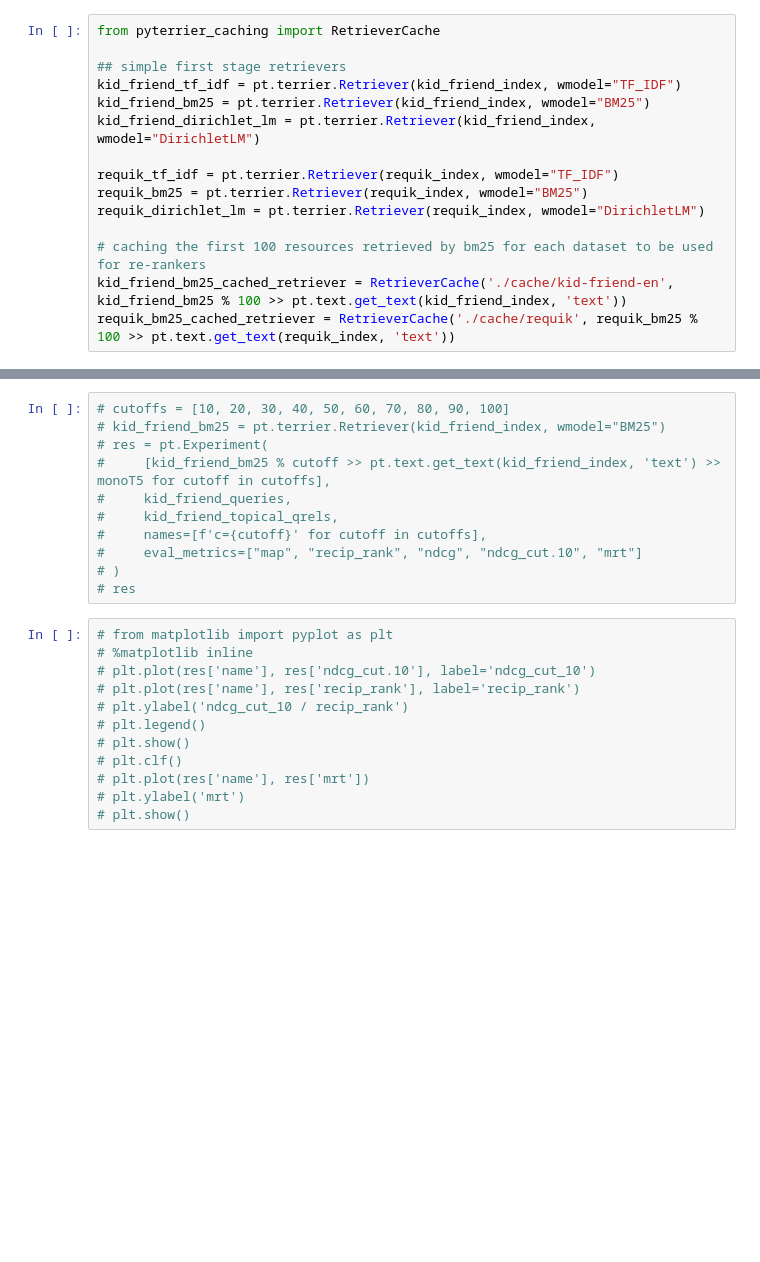
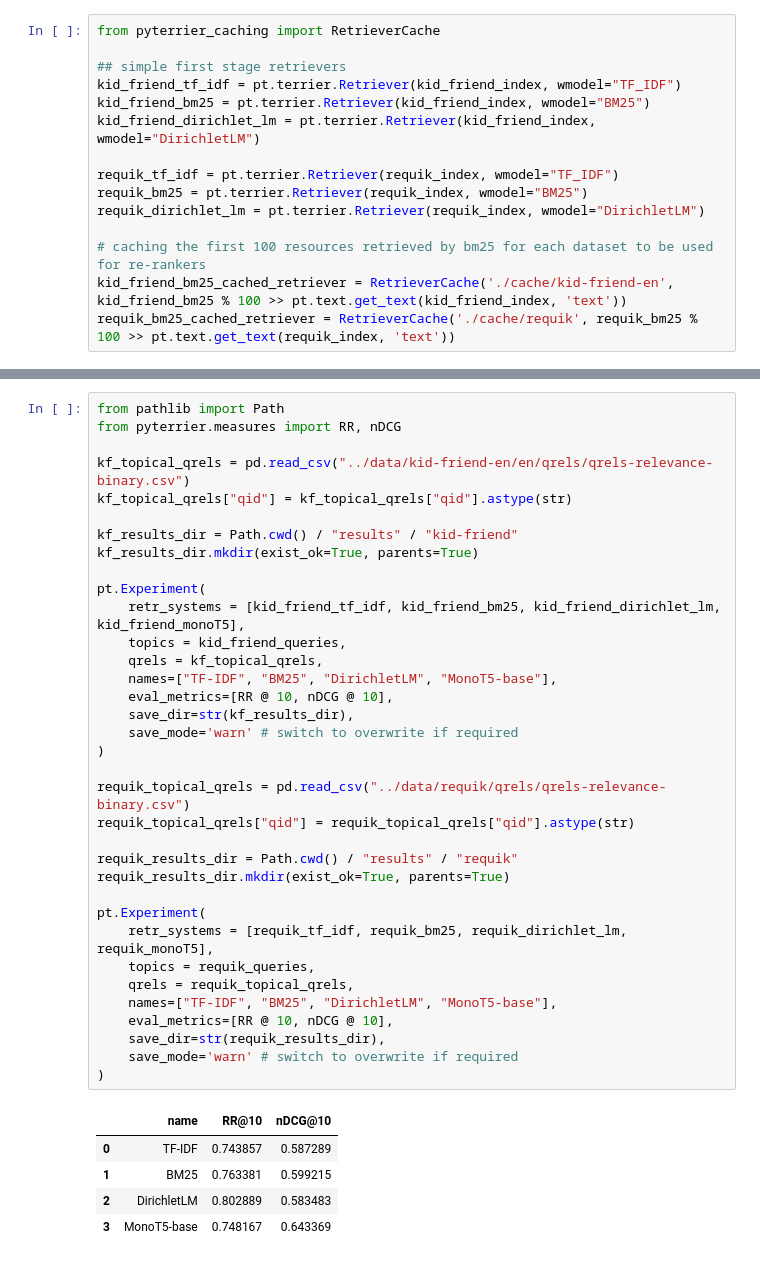
Before and after one commit to SOLandChildren/ChildCenteredEvaluation, a Jupyter notebook: code/indexing_retrieval.ipynb, the cells around one changed output, grey strips where cells are left out. Cells and saved outputs as stored; diff of their text form; blank space fills up the shorter version.

Commit message:
Performed retrieval for kid-friend and requik

```diff
--- a/code/indexing_retrieval.ipynb
+++ b/code/indexing_retrieval.ipynb
@@ -197,28 +201,46 @@ kid_friend_monoT5.search(kid_friend_queries["query"][2])
 | 86 | 1 | 703 | 7383555fdeb740df9f7c61f76b6fc73f | BTS merch | List of Official Disney Princesse... | -13.463104 | 88 |
 | 88 | 1 | 683 | 9ffc2553678d4372a329524ea974eb6d | BTS merch | List of Disney Films\n\nDisney Fi... | -13.596558 | 89 |
 90 rows × 7 columns
-# %%
-# cutoffs = [10, 20, 30, 40, 50, 60, 70, 80, 90, 100]
-# kid_friend_bm25 = pt.terrier.Retriever(kid_friend_index, wmodel="BM25")
-# res = pt.Experiment(
-#     [kid_friend_bm25 % cutoff >> pt.text.get_text(kid_friend_index, 'text') >> monoT5 for cutoff in cutoffs],
-#     kid_friend_queries,
-#     kid_friend_topical_qrels,
-#     names=[f'c={cutoff}' for cutoff in cutoffs],
-#     eval_metrics=["map", "recip_rank", "ndcg", "ndcg_cut.10", "mrt"]
-# )
-# res
-# %%
-# from matplotlib import pyplot as plt
-# %matplotlib inline
-# plt.plot(res['name'], res['ndcg_cut.10'], label='ndcg_cut_10')
-# plt.plot(res['name'], res['recip_rank'], label='recip_rank')
-# plt.ylabel('ndcg_cut_10 / recip_rank')
-# plt.legend()
-# plt.show()
-# plt.clf()
-# plt.plot(res['name'], res['mrt'])
-# plt.ylabel('mrt')
-# plt.show()
+# %%
+from pathlib import Path
+from pyterrier.measures import RR, nDCG
+
+kf_topical_qrels = pd.read_csv("../data/kid-friend-en/en/qrels/qrels-relevance-binary.csv")
+kf_topical_qrels["qid"] = kf_topical_qrels["qid"].astype(str)
+
+kf_results_dir = Path.cwd() / "results" / "kid-friend"
+kf_results_dir.mkdir(exist_ok=True, parents=True)
+
+pt.Experiment(
+    retr_systems = [kid_friend_tf_idf, kid_friend_bm25, kid_friend_dirichlet_lm, kid_friend_monoT5],
+    topics = kid_friend_queries,
+    qrels = kf_topical_qrels,
+    names=["TF-IDF", "BM25", "DirichletLM", "MonoT5-base"],
+    eval_metrics=[RR @ 10, nDCG @ 10],
+    save_dir=str(kf_results_dir),
+    save_mode='warn' # switch to overwrite if required
+)
+
+requik_topical_qrels = pd.read_csv("../data/requik/qrels/qrels-relevance-binary.csv")
+requik_topical_qrels["qid"] = requik_topical_qrels["qid"].astype(str)
+
+requik_results_dir = Path.cwd() / "results" / "requik"
+requik_results_dir.mkdir(exist_ok=True, parents=True)
+
+pt.Experiment(
+    retr_systems = [requik_tf_idf, requik_bm25, requik_dirichlet_lm, requik_monoT5],
+    topics = requik_queries,
+    qrels = requik_topical_qrels,
+    names=["TF-IDF", "BM25", "DirichletLM", "MonoT5-base"],
+    eval_metrics=[RR @ 10, nDCG @ 10],
+    save_dir=str(requik_results_dir),
+    save_mode='warn' # switch to overwrite if required
+)
+# %% [output]
+|  | name | RR@10 | nDCG@10 |
+| 0 | TF-IDF | 0.743857 | 0.587289 |
+| 1 | BM25 | 0.763381 | 0.599215 |
+| 2 | DirichletLM | 0.802889 | 0.583483 |
+| 3 | MonoT5-base | 0.748167 | 0.643369 |
 # %%
 from rerank import LLMReRanker
```
Also changed, not shown: parts of 11 cells of this notebook, 21 other files.
